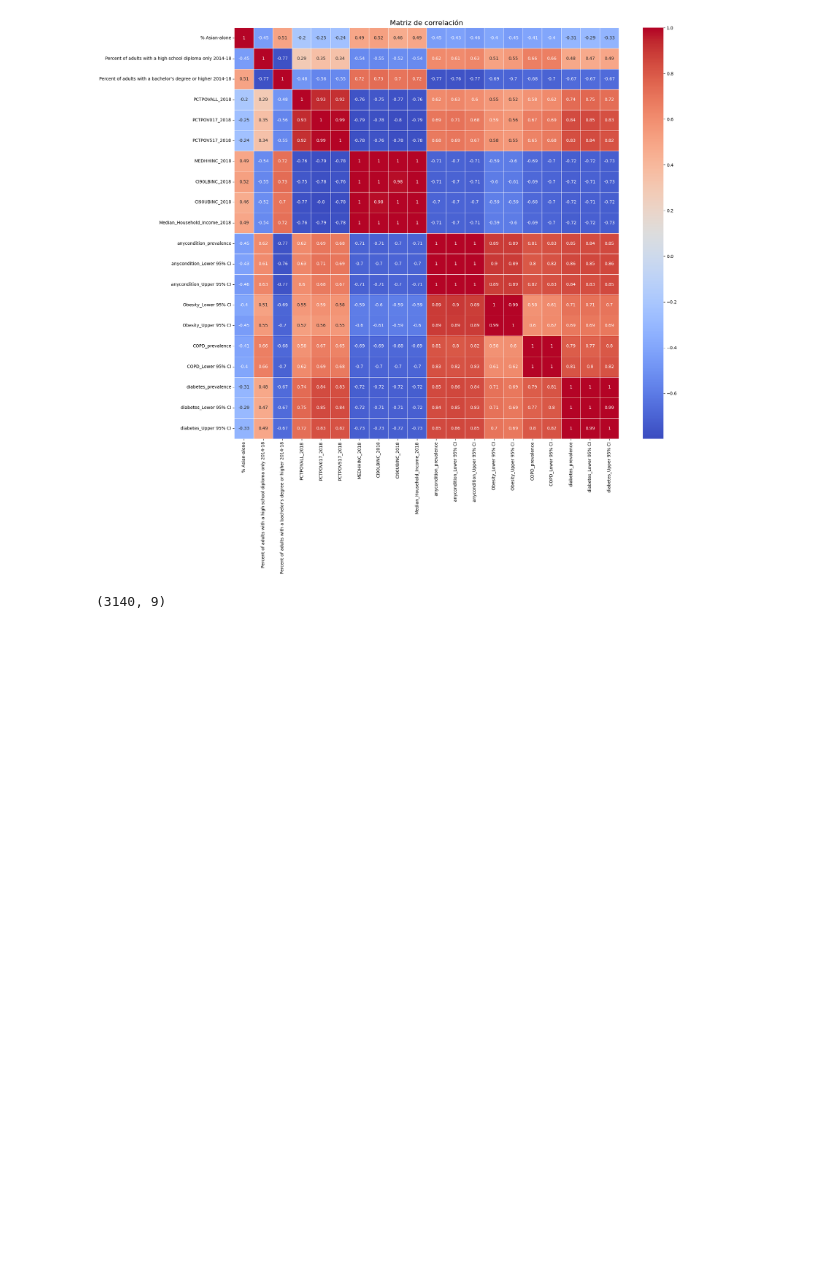
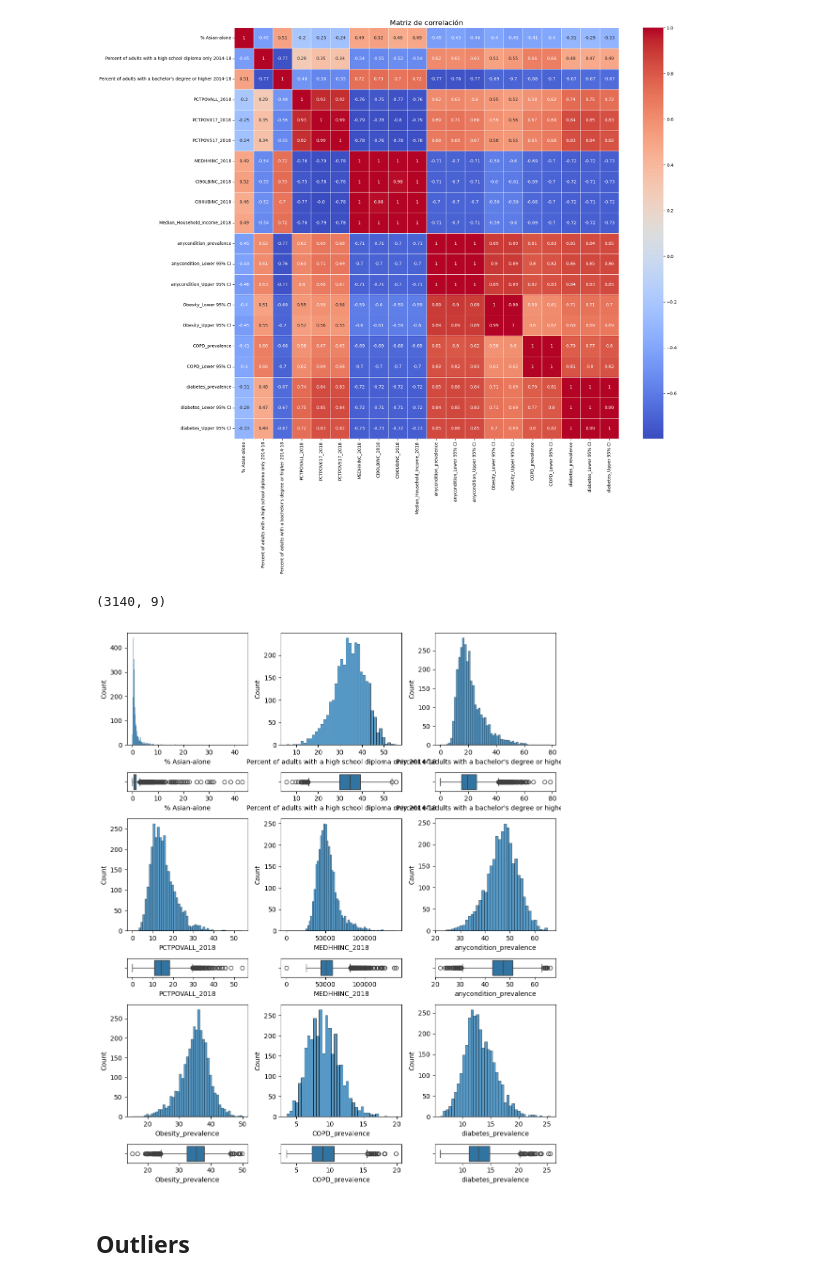
Before and after one commit to 4GeeksAcademy/REGULARIZED_LINEAR_REG_JesusCastaneda, a Jupyter notebook: src/explore.ipynb, the cells around one changed output. Saved outputs shown, nothing was run; the diff lists cells and outputs as text; code cells hidden in the pictures; blank space fills up the shorter version.

```diff
--- a/src/explore.ipynb
+++ b/src/explore.ipynb
@@ -259,3 +259,45 @@ df_clean = df_num[columnas_finales]
 df_clean.shape
 # %% [output]
 (3140, 9)
+# %%
+#Análisis de variables númericas.
+fig, axis = plt.subplots(6, 3, figsize = (10, 12), gridspec_kw={"height_ratios": [6, 1, 6, 1, 6, 1]})
+
+# Crear una figura múltiple con histogramas y diagramas de caja
+
+sns.histplot(ax = axis[0, 0], data = df_clean, x = "% Asian-alone")
+sns.boxplot(ax = axis[1, 0], data = df_clean, x = "% Asian-alone")
+
+sns.histplot(ax = axis[0, 1], data = df_clean, x = "Percent of adults with a high school diploma only 2014-18")
+sns.boxplot(ax = axis[1, 1], data = df_clean, x = "Percent of adults with a high school diploma only 2014-18")
+
+sns.histplot(ax = axis[0, 2], data = df_clean, x = "Percent of adults with a bachelor's degree or higher 2014-18")
+sns.boxplot(ax = axis[1, 2], data = df_clean, x = "Percent of adults with a bachelor's degree or higher 2014-18")
+
+sns.histplot(ax = axis[2, 0], data = df_clean, x = "PCTPOVALL_2018")
+sns.boxplot(ax = axis[3, 0], data = df_clean, x = "PCTPOVALL_2018")
+
+sns.histplot(ax = axis[2, 1], data = df_clean, x = "MEDHHINC_2018")
+sns.boxplot(ax = axis[3, 1], data = df_clean, x = "MEDHHINC_2018")
+
+sns.histplot(ax = axis[2, 2], data = df_clean, x = "anycondition_prevalence")
+sns.boxplot(ax = axis[3, 2], data = df_clean, x = "anycondition_prevalence")
+
+sns.histplot(ax = axis[4, 0], data = df_clean, x = "Obesity_prevalence")
+sns.boxplot(ax = axis[5, 0], data = df_clean, x = "Obesity_prevalence")
+
+sns.histplot(ax = axis[4, 1], data = df_clean, x = "COPD_prevalence")
+sns.boxplot(ax = axis[5, 1], data = df_clean, x = "COPD_prevalence")
+
+sns.histplot(ax = axis[4, 2], data = df_clean, x = "diabetes_prevalence")
+sns.boxplot(ax = axis[5, 2], data = df_clean, x = "diabetes_prevalence")
+
+# Ajustar el layout
+plt.tight_layout()
+
+# Mostrar el plot
+plt.show()
+# %% [output]
+[figure, added]
+# %% [markdown]
+## Outliers
```
Also changed, not shown: parts of 15 cells of this notebook.
